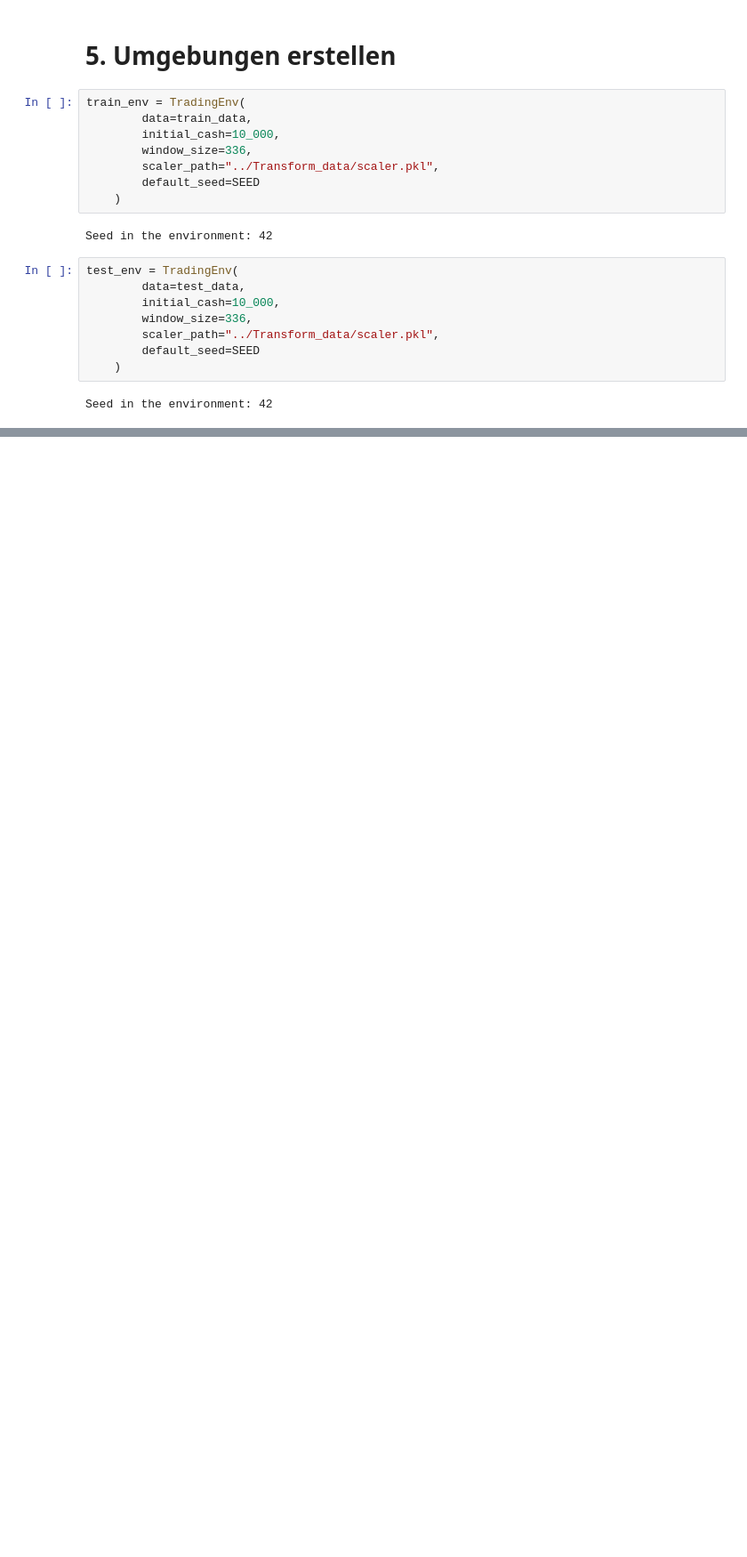
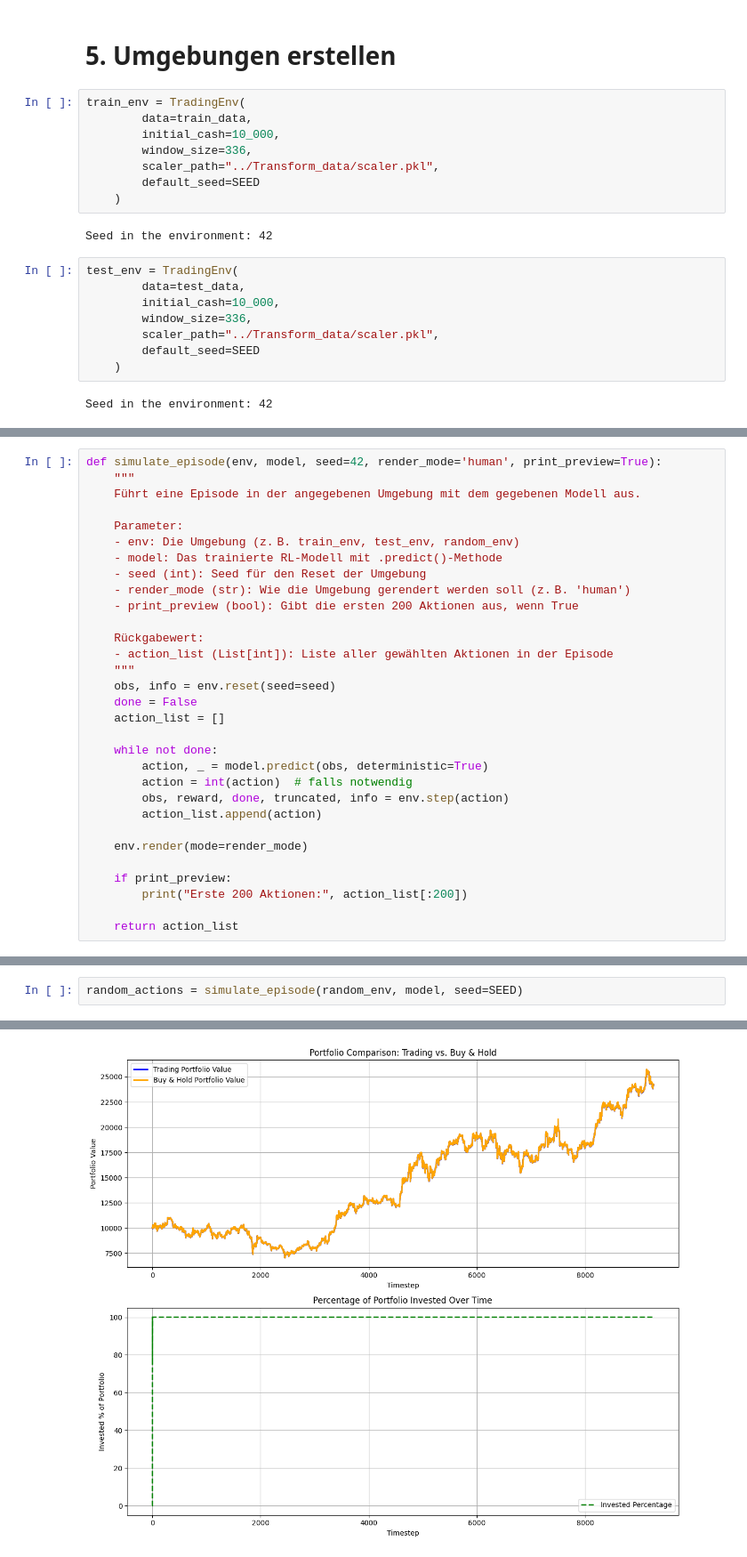
Before and after one commit to TrxtanF/Studienarbeit, a Jupyter notebook: Agents/simple_evaluation.ipynb, the cells around one changed output, grey strips where cells are left out. Shown at 89% size. Cells and saved outputs as stored; diff of their text form; blank space fills up the shorter version.

```diff
--- a/Agents/simple_evaluation.ipynb
+++ b/Agents/simple_evaluation.ipynb
@@ -64 +66,32 @@ Seed in the environment: 42
+# %%
+def simulate_episode(env, model, seed=42, render_mode='human', print_preview=True):
+    """
+    Führt eine Episode in der angegebenen Umgebung mit dem gegebenen Modell aus.
+
+    Parameter:
+    - env: Die Umgebung (z. B. train_env, test_env, random_env)
+    - model: Das trainierte RL-Modell mit .predict()-Methode
+    - seed (int): Seed für den Reset der Umgebung
+    - render_mode (str): Wie die Umgebung gerendert werden soll (z. B. 'human')
+    - print_preview (bool): Gibt die ersten 200 Aktionen aus, wenn True
+
+    Rückgabewert:
+    - action_list (List[int]): Liste aller gewählten Aktionen in der Episode
+    """
+    obs, info = env.reset(seed=seed)
+    done = False
+    action_list = []
+
+    while not done:
+        action, _ = model.predict(obs, deterministic=True)
+        action = int(action)  # falls notwendig
+        obs, reward, done, truncated, info = env.step(action)
+        action_list.append(action)
+
+    env.render(mode=render_mode)
+
+    if print_preview:
+        print("Erste 200 Aktionen:", action_list[:200])
+
+    return action_list
 # %% [markdown]
@@ -109,0 +187,3 @@ Seed in the environment: 42
+# %%
+random_actions = simulate_episode(random_env, model, seed=SEED)
+# %% [output]
@@ -109,0 +191 @@ Seed in the environment: 42
+[figure, added]
```
Also changed, not shown: parts of 17 cells of this notebook.
